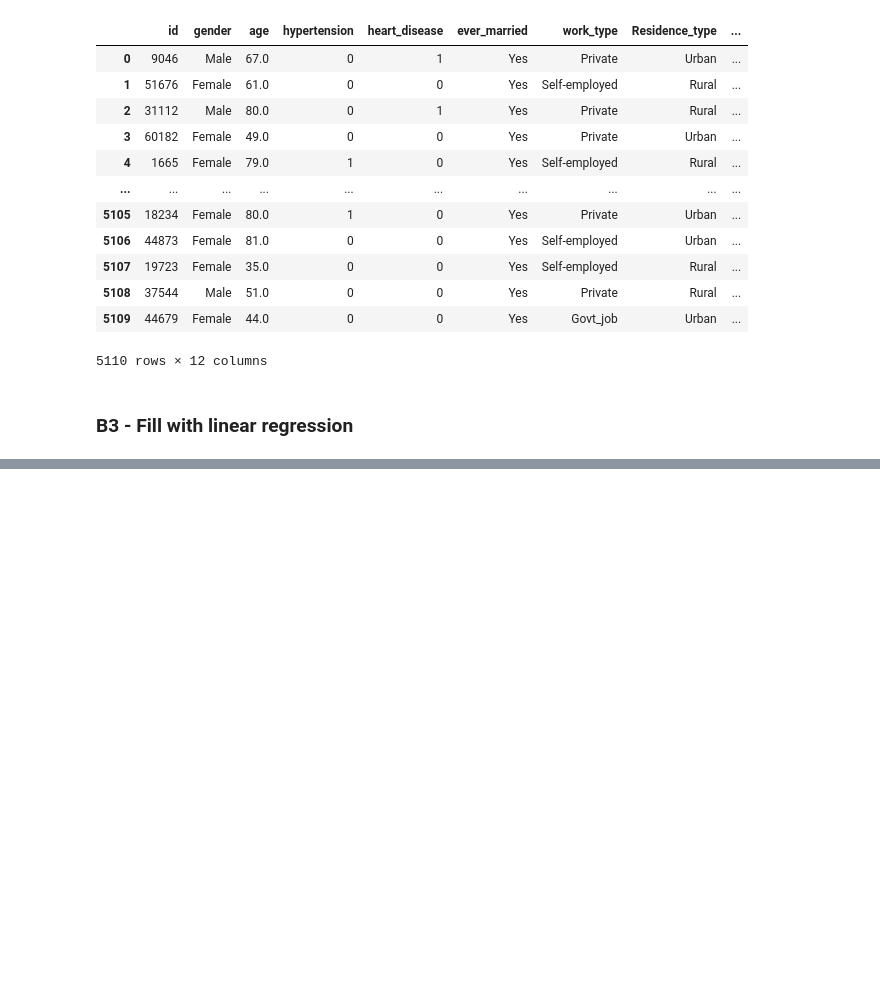
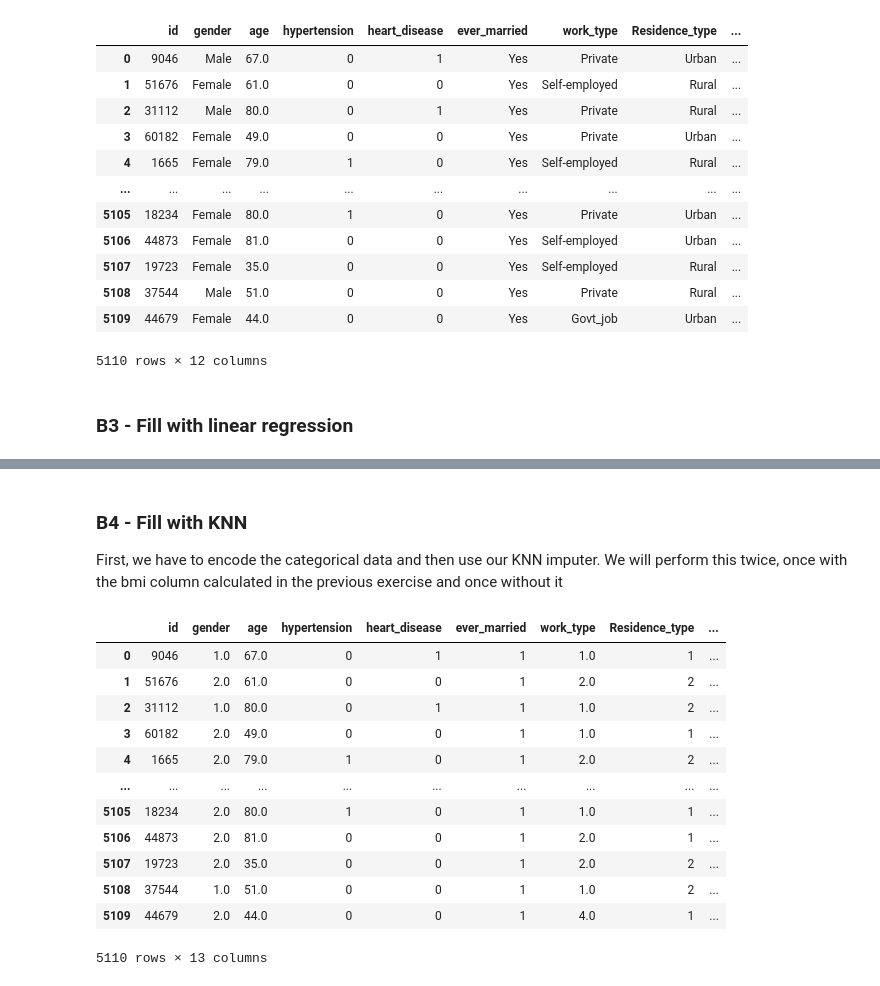
Before and after one commit to SpyrosSiannas/DataMIningProject-2021, a Jupyter notebook: main-notebook.ipynb, the cells around one changed output, grey strips where cells are left out. Saved outputs shown, nothing was run; the diff lists cells and outputs as text; code cells hidden in the pictures; blank space fills up the shorter version.

```diff
--- a/main-notebook.ipynb
+++ b/main-notebook.ipynb
@@ -223,0 +227,62 @@ ValueError: Input contains NaN, infinity or a value too large for dtype('float64
+# %% [markdown]
+### B4 - Fill with KNN
+First, we have to encode the categorical data and then use our KNN imputer. We will perform this twice, once with the bmi column calculated in the previous exercise and once without it
+# %%
+map_work_type = {
+    'Private': 1,
+    'Self-employed': 2,
+    'children': 3,
+    'Govt_job' : 4,
+    'Never_Worked': 5
+}
+
+map_gender = {
+    'Male': 1,
+    'Female': 2
+}
+
+map_married = {
+    'Yes': 1,
+    'No': 2
+}
+
+map_residence = {
+    'Urban': 1,
+    'Rural': 2
+}
+
+map_smoking = {
+    'formerly smoked': 1,
+    'smokes': 2,
+    'never smoked': 3,
+    'Unknown': -1
+}
+# %%
+import category_encoders as ce
+
+encoder = ce.OrdinalEncoder(cols=['gender','ever_married','Residence_type','smoking_status','work_type'], return_df=True,
+mapping= [
+    {'col':'gender', 'mapping':map_gender},
+    {'col':'ever_married', 'mapping':map_married},
+    {'col':'Residence_type', 'mapping':map_residence},
+    {'col':'smoking_status', 'mapping':map_smoking},
+    {'col':'work_type','mapping':map_work_type}
+])
+
+dataset_enc = encoder.fit_transform(data)
+dataset_enc.smoking_status = dataset_enc.smoking_status.replace(-1, np.nan)
+dataset_enc
+# %% [output]
+|  | id | gender | age | hypertension | heart_disease | ever_married | work_type | Residence_type | ... |
+| 0 | 9046 | 1.0 | 67.0 | 0 | 1 | 1 | 1.0 | 1 | ... |
+| 1 | 51676 | 2.0 | 61.0 | 0 | 0 | 1 | 2.0 | 2 | ... |
+| 2 | 31112 | 1.0 | 80.0 | 0 | 1 | 1 | 1.0 | 2 | ... |
+| 3 | 60182 | 2.0 | 49.0 | 0 | 0 | 1 | 1.0 | 1 | ... |
+| 4 | 1665 | 2.0 | 79.0 | 1 | 0 | 1 | 2.0 | 2 | ... |
+| ... | ... | ... | ... | ... | ... | ... | ... | ... | ... |
+| 5105 | 18234 | 2.0 | 80.0 | 1 | 0 | 1 | 1.0 | 1 | ... |
+| 5106 | 44873 | 2.0 | 81.0 | 0 | 0 | 1 | 2.0 | 1 | ... |
+| 5107 | 19723 | 2.0 | 35.0 | 0 | 0 | 1 | 2.0 | 2 | ... |
+| 5108 | 37544 | 1.0 | 51.0 | 0 | 0 | 1 | 1.0 | 2 | ... |
+| 5109 | 44679 | 2.0 | 44.0 | 0 | 0 | 1 | 4.0 | 1 | ... |
+5110 rows × 13 columns
```
Also changed, not shown: parts of 11 cells of this notebook.
